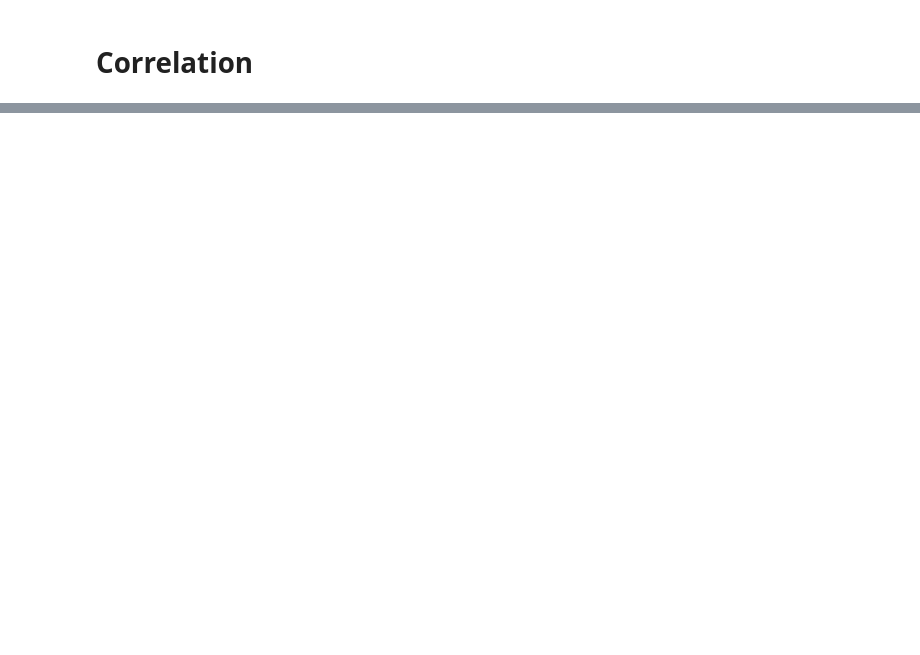
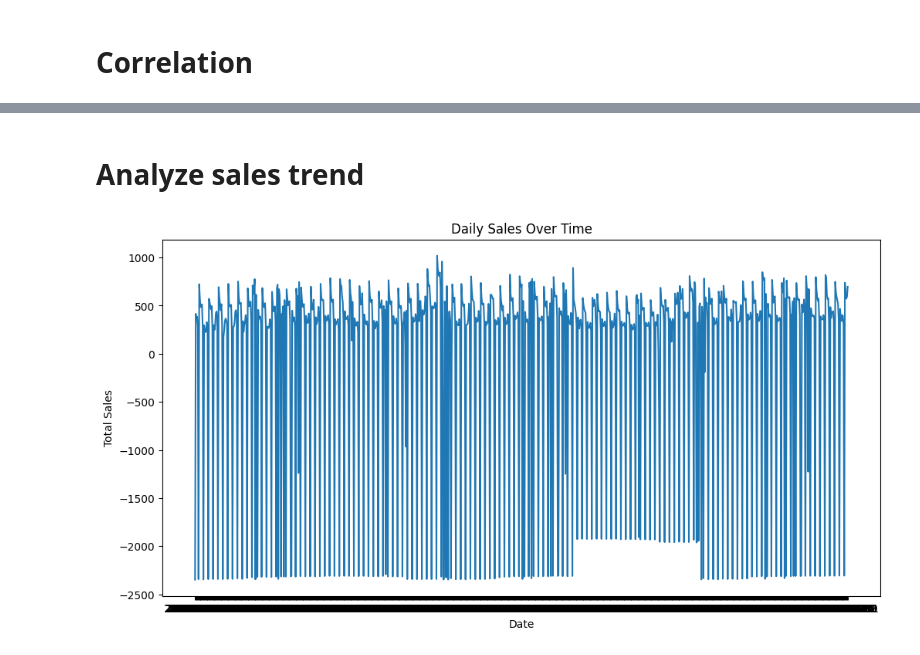
Before and after one commit to hiwothadush/store-sales-forecasting, a Jupyter notebook: notebooks/Eploratory_data_analysis.ipynb, the cells around one changed output, grey strips where cells are left out. Saved outputs shown, nothing was run; the diff lists cells and outputs as text; code cells hidden in the pictures; blank space fills up the shorter version.

```diff
--- a/notebooks/Eploratory_data_analysis.ipynb
+++ b/notebooks/Eploratory_data_analysis.ipynb
@@ -90,0 +137,12 @@ for df in [train, test, store]:
+# %% [markdown]
+# **Analyze sales trend**
+# %%
+daily_sales = train.groupby('Date')['Sales'].sum()
+plt.figure(figsize=(12, 6))
+plt.plot(daily_sales)
+plt.title('Daily Sales Over Time')
+plt.xlabel('Date')
+plt.ylabel('Total Sales')
+plt.show()
+# %% [output]
+[figure, added]
```
Also changed, not shown: parts of 47 cells of this notebook.
